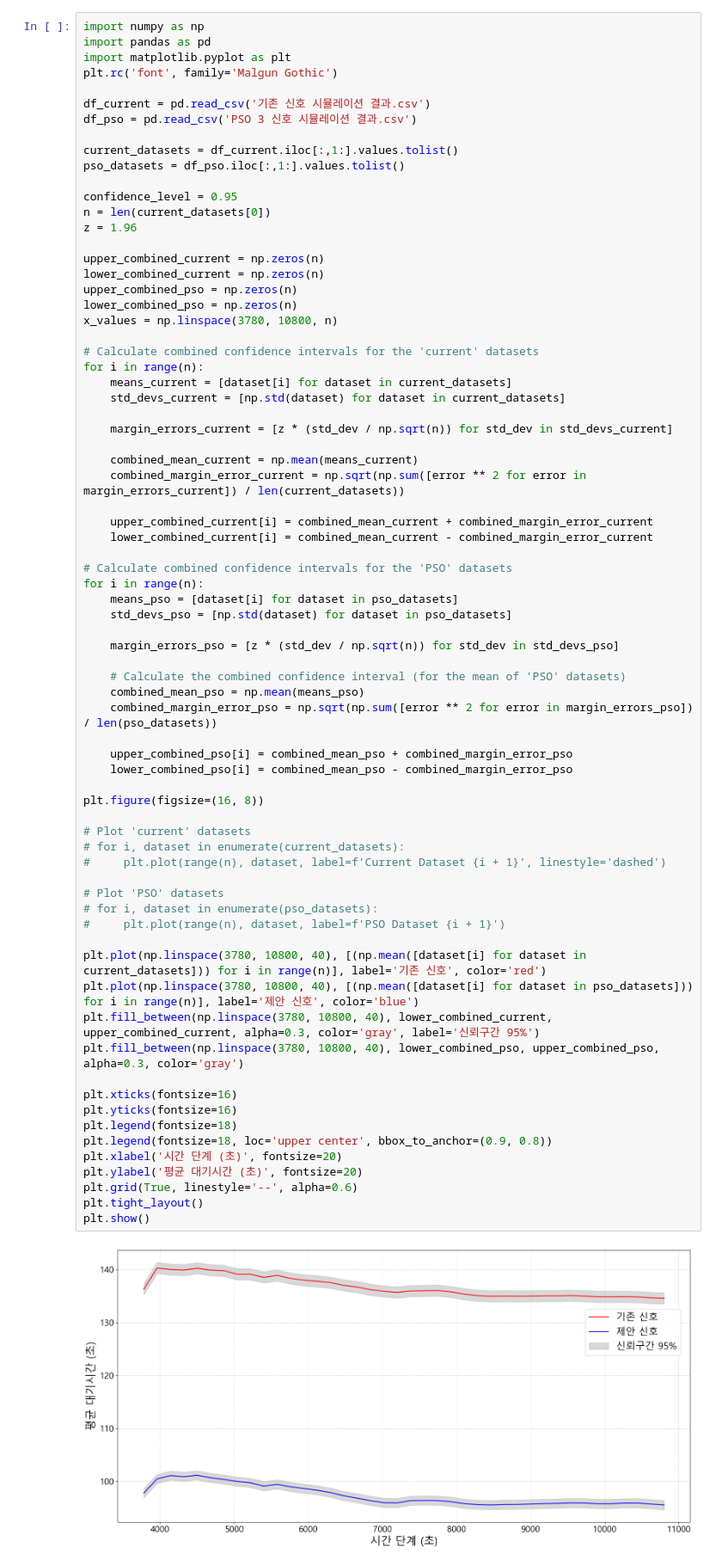
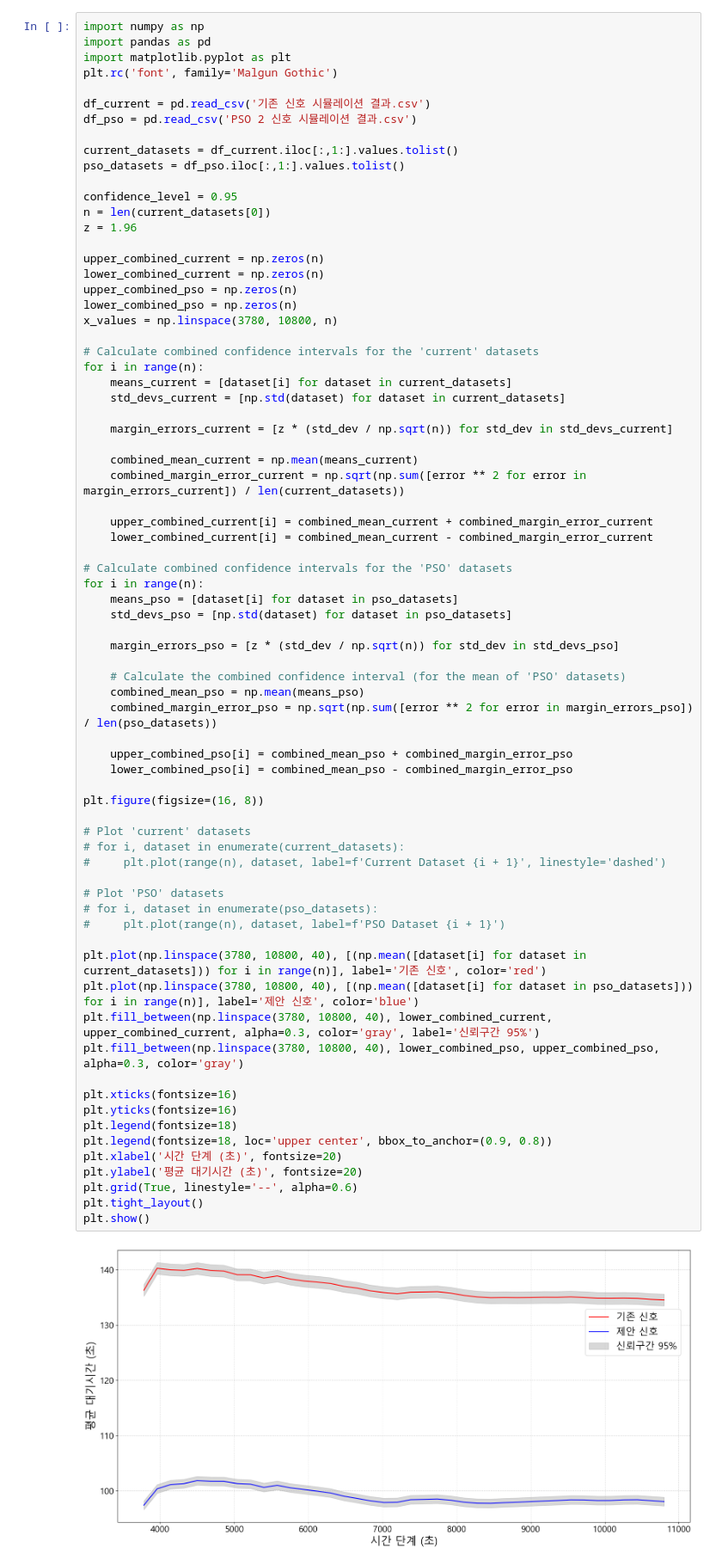
Before and after one commit to pjh09050/Graduation-research, a Jupyter notebook: 3_hour_퇴근_현재 - 복사본/graph.ipynb, the cells around one changed output. Shown at 86% size. Drawn from its saved outputs; the diff is of its cells as text.

```diff
--- a/3_hour_퇴근_현재 - 복사본/graph.ipynb
+++ b/3_hour_퇴근_현재 - 복사본/graph.ipynb
@@ -5,7 +5,7 @@ import matplotlib.pyplot as plt
 plt.rc('font', family='Malgun Gothic')
 
 df_current = pd.read_csv('기존 신호 시뮬레이션 결과.csv')
-df_pso = pd.read_csv('PSO 3 신호 시뮬레이션 결과.csv')
+df_pso = pd.read_csv('PSO 2 신호 시뮬레이션 결과.csv')
 
 current_datasets = df_current.iloc[:,1:].values.tolist()
 pso_datasets = df_pso.iloc[:,1:].values.tolist()
@@ -45,34 +45,34 @@ for i in range(n):
     combined_margin_error_pso = np.sqrt(np.sum([error ** 2 for error in margin_errors_pso]) / len(pso_datasets))
 
     upper_combined_pso[i] = combined_mean_pso + combined_margin_error_pso
     lower_combined_pso[i] = combined_mean_pso - combined_margin_error_pso
 
 plt.figure(figsize=(16, 8))
 
 # Plot 'current' datasets
 # for i, dataset in enumerate(current_datasets):
 #     plt.plot(range(n), dataset, label=f'Current Dataset {i + 1}', linestyle='dashed')
 
 # Plot 'PSO' datasets
 # for i, dataset in enumerate(pso_datasets):
 #     plt.plot(range(n), dataset, label=f'PSO Dataset {i + 1}')
 
 plt.plot(np.linspace(3780, 10800, 40), [(np.mean([dataset[i] for dataset in current_datasets])) for i in range(n)], label='기존 신호', color='red')
 plt.plot(np.linspace(3780, 10800, 40), [(np.mean([dataset[i] for dataset in pso_datasets])) for i in range(n)], label='제안 신호', color='blue')
 plt.fill_between(np.linspace(3780, 10800, 40), lower_combined_current, upper_combined_current, alpha=0.3, color='gray', label='신뢰구간 95%')
 plt.fill_between(np.linspace(3780, 10800, 40), lower_combined_pso, upper_combined_pso, alpha=0.3, color='gray')
 
 plt.xticks(fontsize=16)
 plt.yticks(fontsize=16)
 plt.legend(fontsize=18)
 plt.legend(fontsize=18, loc='upper center', bbox_to_anchor=(0.9, 0.8))
 plt.xlabel('시간 단계 (초)', fontsize=20)
 plt.ylabel('평균 대기시간 (초)', fontsize=20)
 plt.grid(True, linestyle='--', alpha=0.6)
 plt.tight_layout()
 plt.show()
 # %% [output]
-[figure, old version]
+[figure, new version]
 # %%
 import pandas as pd
 import matplotlib.pyplot as plt
```
Also changed, not shown: parts of 3 cells of this notebook, 29 other files.
